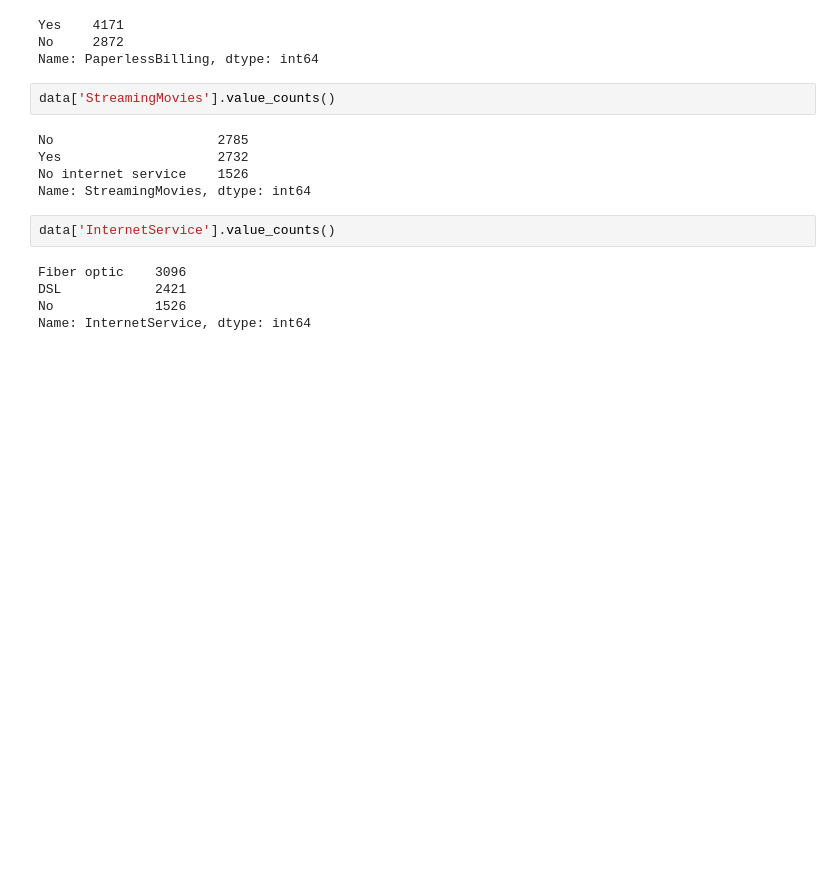
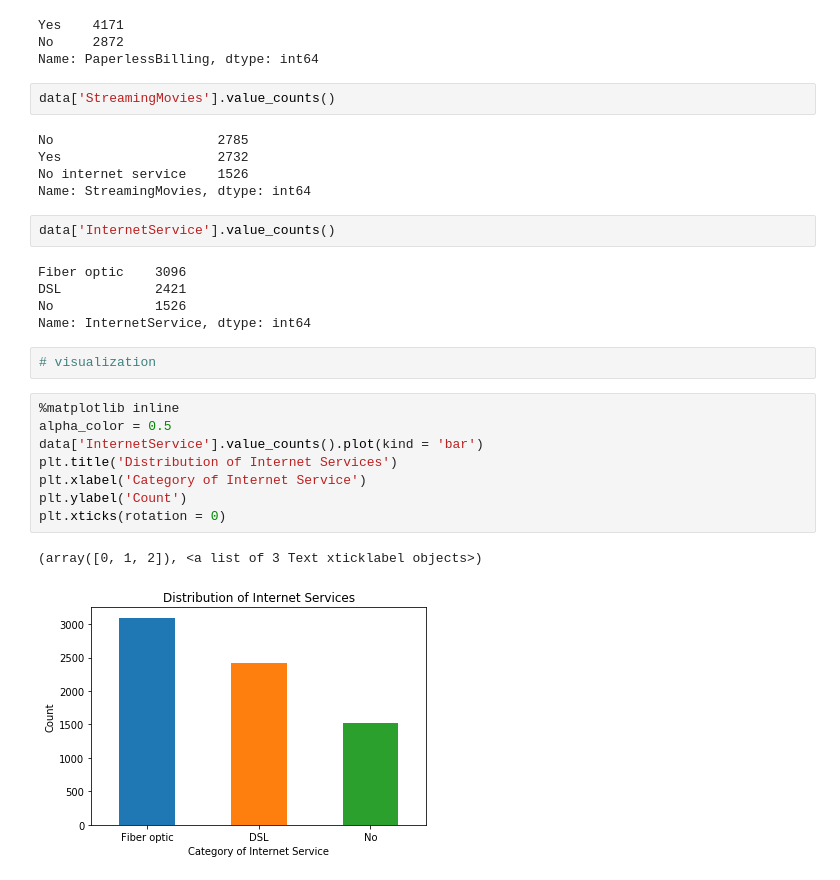
Before and after one commit to SANYAM1996/scatter-plotter, a Jupyter notebook: DS_PROB.ipynb, the cells around one changed output. Saved outputs shown, nothing was run; the diff lists cells and outputs as text; blank space fills up the shorter version.

Commit message:
added visualization

```diff
--- a/DS_PROB.ipynb
+++ b/DS_PROB.ipynb
@@ -176,3 +178,16 @@ Fiber optic    3096
 DSL            2421
 No             1526
 Name: InternetService, dtype: int64
+# %%
+# visualization
+# %%
+%matplotlib inline
+alpha_color = 0.5
+data['InternetService'].value_counts().plot(kind = 'bar')
+plt.title('Distribution of Internet Services')
+plt.xlabel('Category of Internet Service')
+plt.ylabel('Count')
+plt.xticks(rotation = 0)
+# %% [output]
+(array([0, 1, 2]), <a list of 3 Text xticklabel objects>)
+[figure, added]
```
Also changed, not shown: parts of 11 cells of this notebook.
